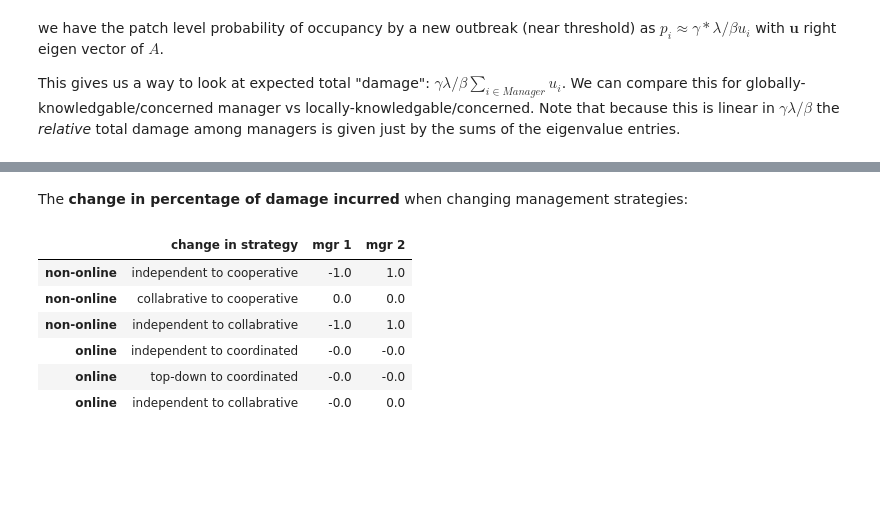
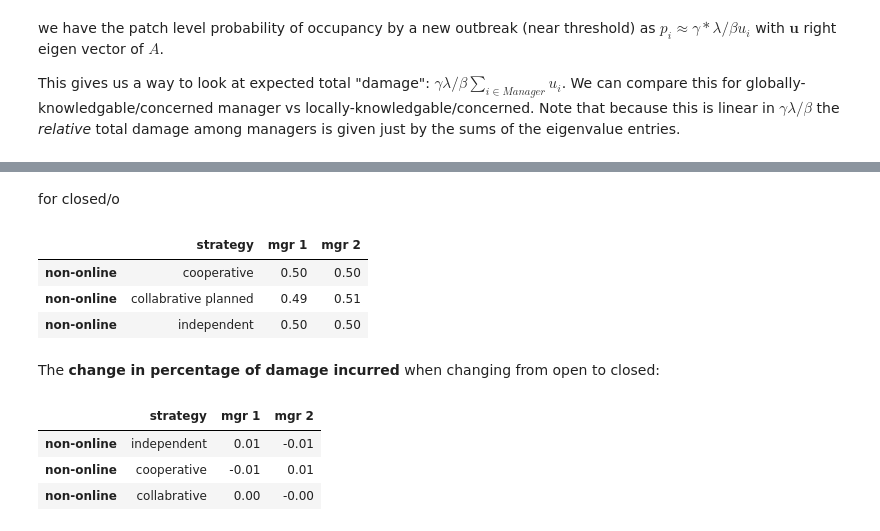
Before and after one commit to ashander/sesync, a Jupyter notebook: exp4_spectral_management_simple.ipynb, the cells around one changed output, grey strips where cells are left out. Cells and saved outputs as stored; diff of their text form; code cells hidden in the pictures; blank space fills up the shorter version.

```diff
--- a/exp4_spectral_management_simple.ipynb
+++ b/exp4_spectral_management_simple.ipynb
@@ -350,15 +350,15 @@ rank_opts['budget'] = np.repeat(b, K)
 rank_opts['info_id_sets'] = [np.array(i) for i in id_sets]
 rank_opts['control_id_sets'] = [np.array(i) for i in id_sets]
 manage_opts['online'] = False # update ranking after each modification? no
-AA4O,lams4O, Ks4O = manage_nodes(A,rank_opts,manage_opts)
+AA4O,lams4O, Ks4O = manage_nodes(AO,rank_opts,manage_opts)
 
 
 # info sharing -- community minded folks that DO have a connection to their neighbors
-rank_opts['info_id_sets'] = [np.arange(len(A)) for i in id_sets] # global knowledge (and care)
+rank_opts['info_id_sets'] = [np.arange(len(AO)) for i in id_sets] # global knowledge (and care)
 rank_opts['control_id_sets'] = [np.array(i) for i in id_sets]
 
 manage_opts['online'] = False # update ranking after each modification? yes
-AA6tO,lams6tO, Kst6O = manage_nodes(A,rank_opts,manage_opts)
+AA6tO,lams6tO, Kst6O = manage_nodes(AO,rank_opts,manage_opts)
 # %%
 f1,ax = plt.subplots(1,1,figsize=(6,4));
 
@@ -447,31 +438,42 @@ df[['strategy', 'mgr 1', 'mgr 2']].round(2)
+# %% [markdown]
+for closed/o
+# %%
+data = [dist_impact(AA6tO),
+        dist_impact(AA2O),
+        dist_impact(AA4O)
+       ]
+df = pd.DataFrame(data, columns=["mgr 1", "mgr 2"],
+            index=["non-online", "non-online", "non-online"])
+df['strategy'] = [
+    "cooperative",
+    "collabrative planned",
+    "independent"
+]
+df[['strategy', 'mgr 1', 'mgr 2']].round(2)
+# %% [output]
+|  | strategy | mgr 1 | mgr 2 |
+| non-online | cooperative | 0.50 | 0.50 |
+| non-online | collabrative planned | 0.49 | 0.51 |
+| non-online | independent | 0.50 | 0.50 |
 # %% [markdown]
-The **change in percentage of damage incurred** when changing management strategies:
+The **change in percentage of damage incurred** when changing from open to closed:
 # %%
-data = [dist_impact(AA6t)- dist_impact(AA4),
-        dist_impact(AA6t)-dist_impact(AA2),
-        dist_impact(AA2)-dist_impact(AA4),
-        dist_impact(AA5t)-dist_impact(AA3),
-        dist_impact(AA5t)-dist_impact(AA),
-        dist_impact(AA)-dist_impact(AA3)
+data = [dist_impact(AA4O)- dist_impact(AA4U),
+        dist_impact(AA2O)-dist_impact(AA2U),
+        dist_impact(AA6tO)-dist_impact(AA6tU)
        ]
 
 df = pd.DataFrame(data, columns=["mgr 1", "mgr 2"],
-            index=["non-online", "non-online", "non-online", "online", "online", "online"])
-df['change in strategy'] = [
-    "independent to cooperative",
-    "collabrative to cooperative",
-    "independent to collabrative",
-       "independent to coordinated",
-    "top-down to coordinated",
-    "independent to collabrative"
+            index=["non-online", "non-online", "non-online"])
+df['strategy'] = [
+    "independent",
+    "cooperative",
+    "collabrative"
 ]
 
-df[['change in strategy', 'mgr 1', 'mgr 2']].round(2)
+df[['strategy', 'mgr 1', 'mgr 2']].round(2)
 # %% [output]
-|  | change in strategy | mgr 1 | mgr 2 |
-| non-online | independent to cooperative | -1.0 | 1.0 |
-| non-online | collabrative to cooperative | 0.0 | 0.0 |
-| non-online | independent to collabrative | -1.0 | 1.0 |
-| online | independent to coordinated | -0.0 | -0.0 |
-| online | top-down to coordinated | -0.0 | -0.0 |
-| online | independent to collabrative | -0.0 | 0.0 |
+|  | strategy | mgr 1 | mgr 2 |
+| non-online | independent | 0.01 | -0.01 |
+| non-online | cooperative | -0.01 | 0.01 |
+| non-online | collabrative | 0.00 | -0.00 |
```
Also changed, not shown: parts of 4 cells of this notebook.
